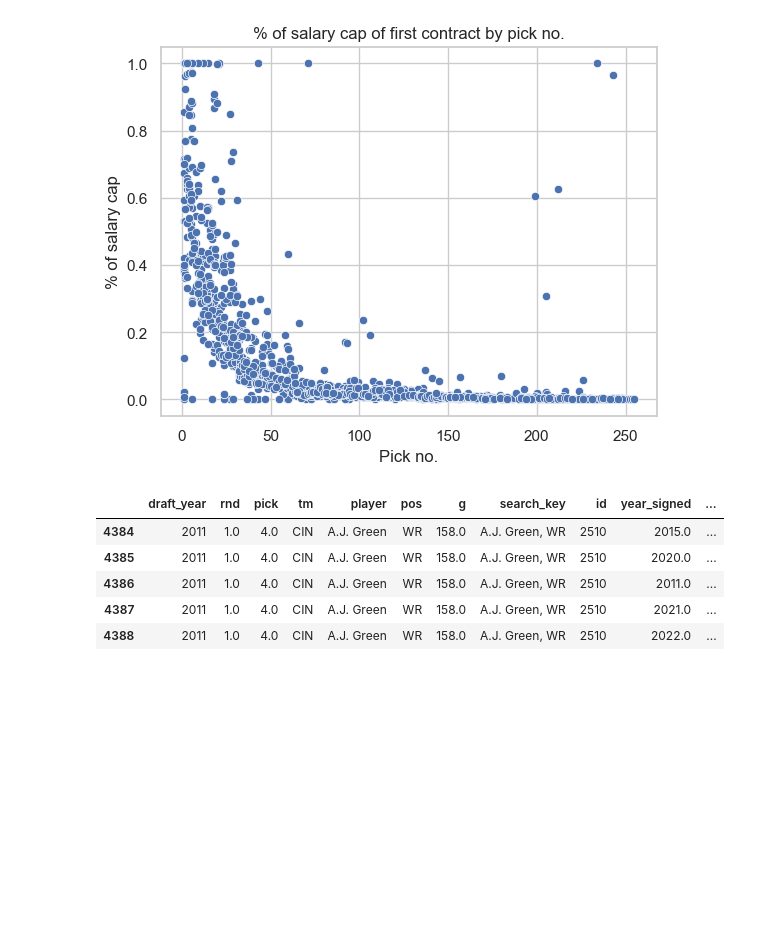
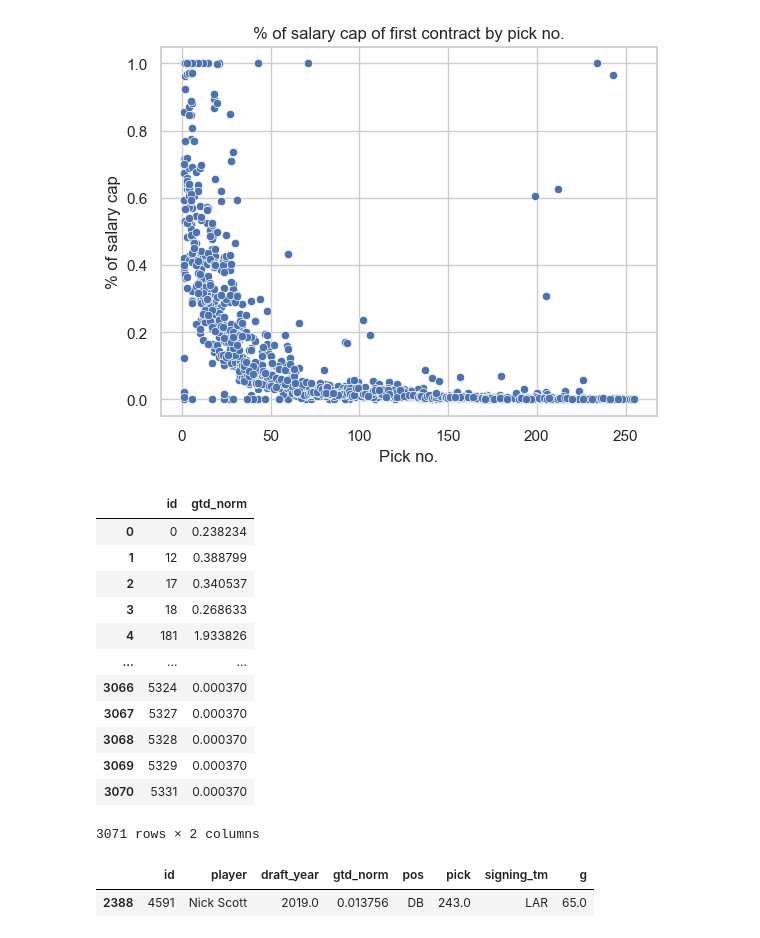
Before and after one commit to nliusont/nfl-draft-value, a Jupyter notebook: contracts.ipynb, the cells around one changed output. Drawn from its saved outputs; the diff is of its cells as text; code cells hidden in the pictures; blank space fills up the shorter version.

```diff
--- a/contracts.ipynb
+++ b/contracts.ipynb
@@ -600,12 +600,28 @@ plt.show()
 [figure]
 # %%
 all = pd.read_pickle('data/combined_data_2000-2023.pkl')
-# %%
-all[all['search_key']=='A.J. Green, WR'].grou
-# %% [output]
-|  | draft_year | rnd | pick | tm | player | pos | g | search_key | id | year_signed | ... |
-| 4384 | 2011 | 1.0 | 4.0 | CIN | A.J. Green | WR | 158.0 | A.J. Green, WR | 2510 | 2015.0 | ... |
-| 4385 | 2011 | 1.0 | 4.0 | CIN | A.J. Green | WR | 158.0 | A.J. Green, WR | 2510 | 2020.0 | ... |
-| 4386 | 2011 | 1.0 | 4.0 | CIN | A.J. Green | WR | 158.0 | A.J. Green, WR | 2510 | 2011.0 | ... |
-| 4387 | 2011 | 1.0 | 4.0 | CIN | A.J. Green | WR | 158.0 | A.J. Green, WR | 2510 | 2021.0 | ... |
-| 4388 | 2011 | 1.0 | 4.0 | CIN | A.J. Green | WR | 158.0 | A.J. Green, WR | 2510 | 2022.0 | ... |
+# %%
+# group by player name and save that
+data[['gtd_norm', 'id']]\
+        .groupby('id')\
+        .sum() \
+        .reset_index()  # group by player
+# %% [output]
+|  | id | gtd_norm |
+| 0 | 0 | 0.238234 |
+| 1 | 12 | 0.388799 |
+| 2 | 17 | 0.340537 |
+| 3 | 18 | 0.268633 |
+| 4 | 181 | 1.933826 |
+| ... | ... | ... |
+| 3066 | 5324 | 0.000370 |
+| 3067 | 5327 | 0.000370 |
+| 3068 | 5328 | 0.000370 |
+| 3069 | 5329 | 0.000370 |
+| 3070 | 5331 | 0.000370 |
+3071 rows × 2 columns
+# %%
+data_grouped[data_grouped['player']=='Nick Scott']
+# %% [output]
+|  | id | player | draft_year | gtd_norm | pos | pick | signing_tm | g |
+| 2388 | 4591 | Nick Scott | 2019.0 | 0.013756 | DB | 243.0 | LAR | 65.0 |
```
Also changed, not shown: 1 other file.
